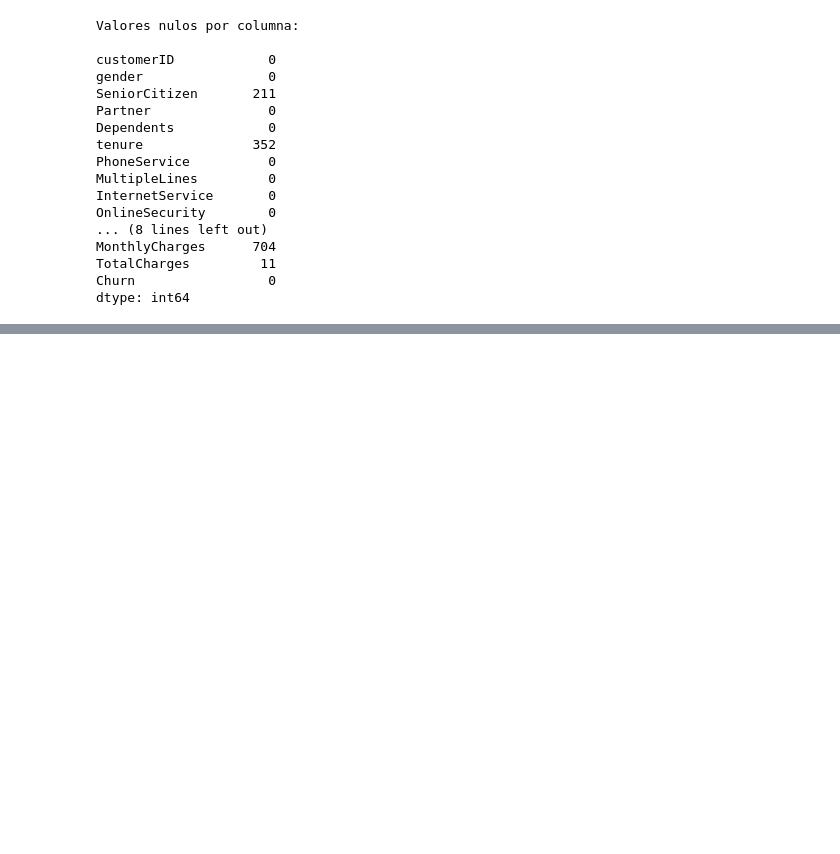
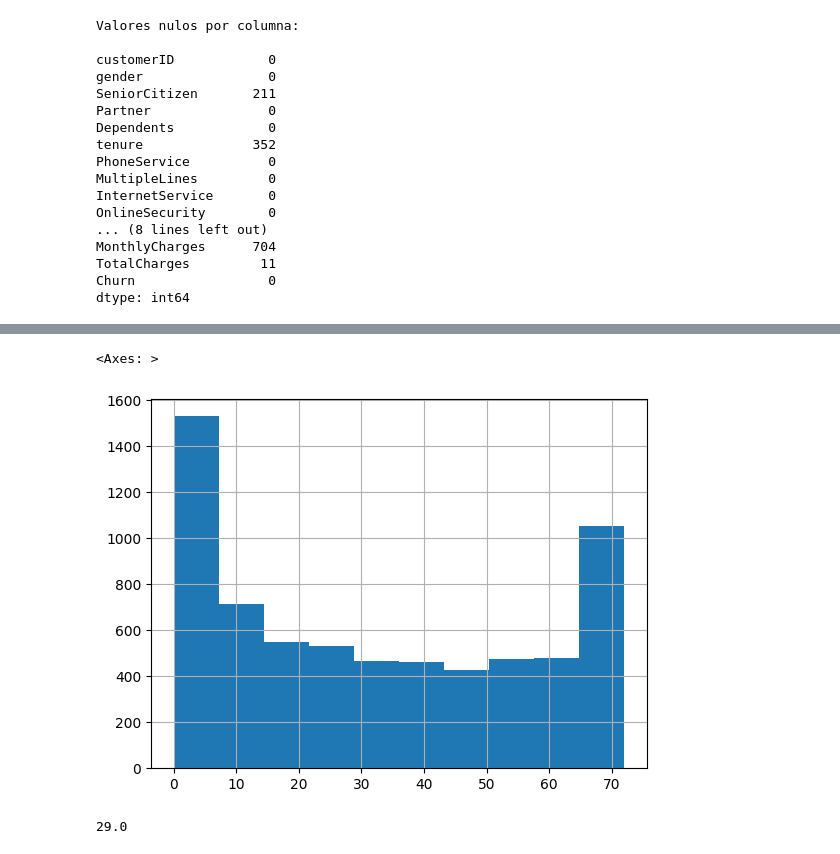
Before and after one commit to PALACIOS1259/Cienciadedatos, a Jupyter notebook: Untitled.ipynb, the cells around one changed output, grey strips where cells are left out. Drawn from its saved outputs; the diff is of its cells as text; code cells hidden in the pictures; blank space fills up the shorter version.

```diff
--- a/Untitled.ipynb
+++ b/Untitled.ipynb
@@ -105,0 +143,9 @@ dtype: int64
+# %%
+df['tenure'].hist()
+# %% [output]
+<Axes: >
+[figure, added]
+# %%
+df['tenure'].median()
+# %% [output]
+29.0
```
Also changed, not shown: parts of 11 cells of this notebook.
